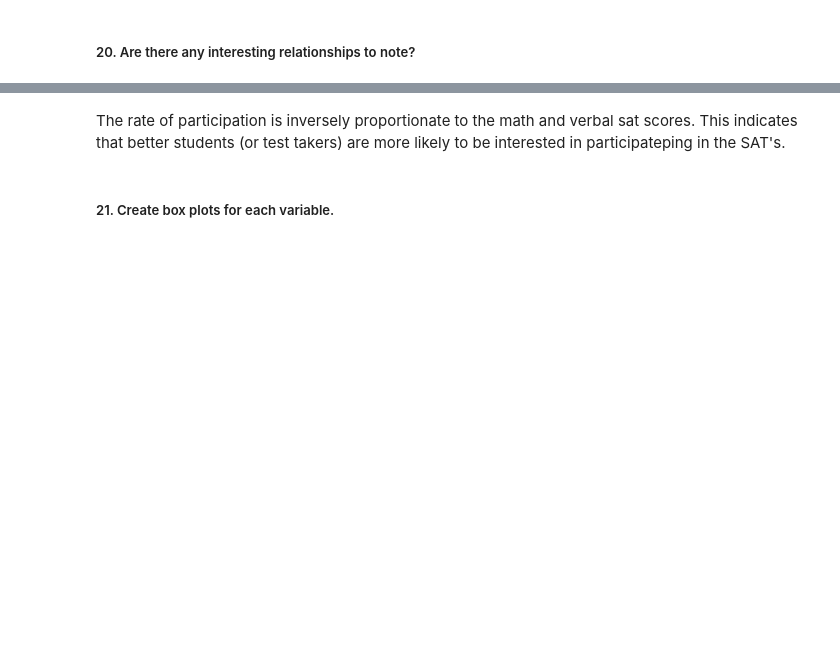
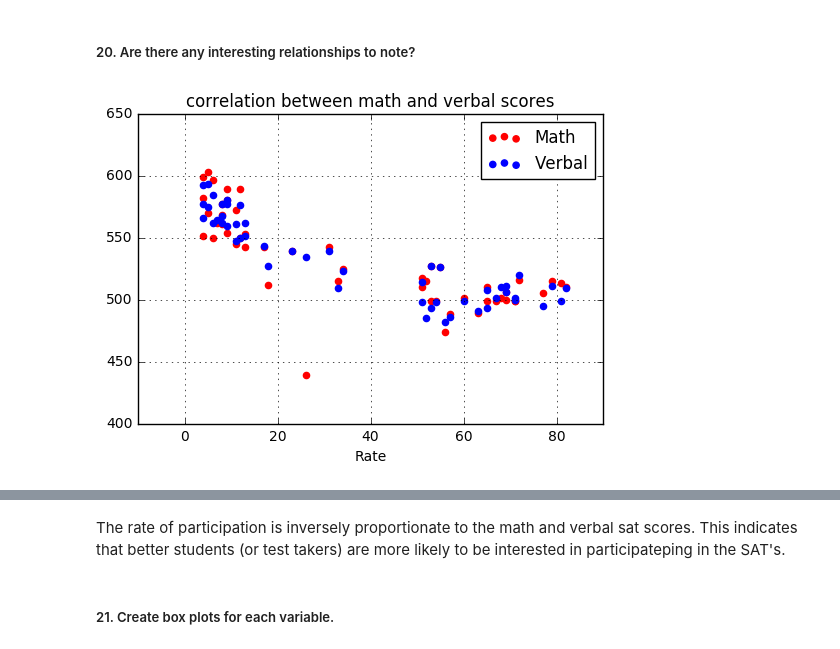
Before and after one commit to killerdame/SAT-Scores-Summary-Statistics, a Jupyter notebook: starter-code/project_1.ipynb, the cells around one changed output, grey strips where cells are left out. Drawn from its saved outputs; the diff is of its cells as text; code cells hidden in the pictures; blank space fills up the shorter version.

```diff
--- a/starter-code/project_1.ipynb
+++ b/starter-code/project_1.ipynb
@@ -213,2 +229,13 @@ axarr[1].set_title('Math Score per Rate of Completion')
 # %% [markdown]
 ##### 20. Are there any interesting relationships to note?
+# %%
+plt.scatter(state_columns_dict['Rate'],state_columns_dict['Math'], color = 'r', label='Math')
+plt.scatter(state_columns_dict['Rate'],state_columns_dict['Verbal'], color = 'b', label='Verbal')
+plt.xlabel('Rate')
+plt.title('correlation between math and verbal scores')
+plt.grid(True)
+
+plt.legend(loc='upper right')
+plt.show()
+# %% [output]
+[figure, added]
```
Also changed, not shown: parts of 16 cells of this notebook, 1 other file.
